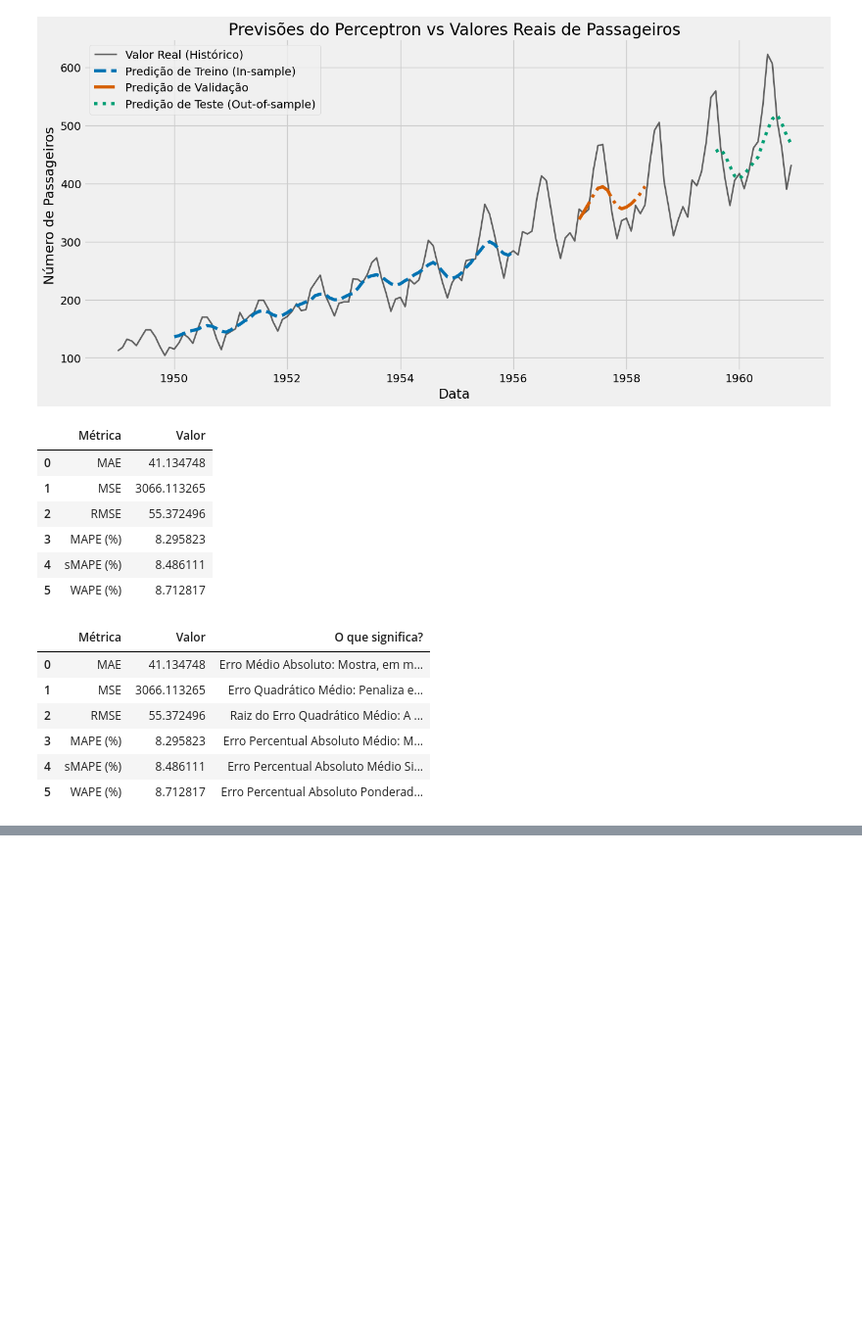
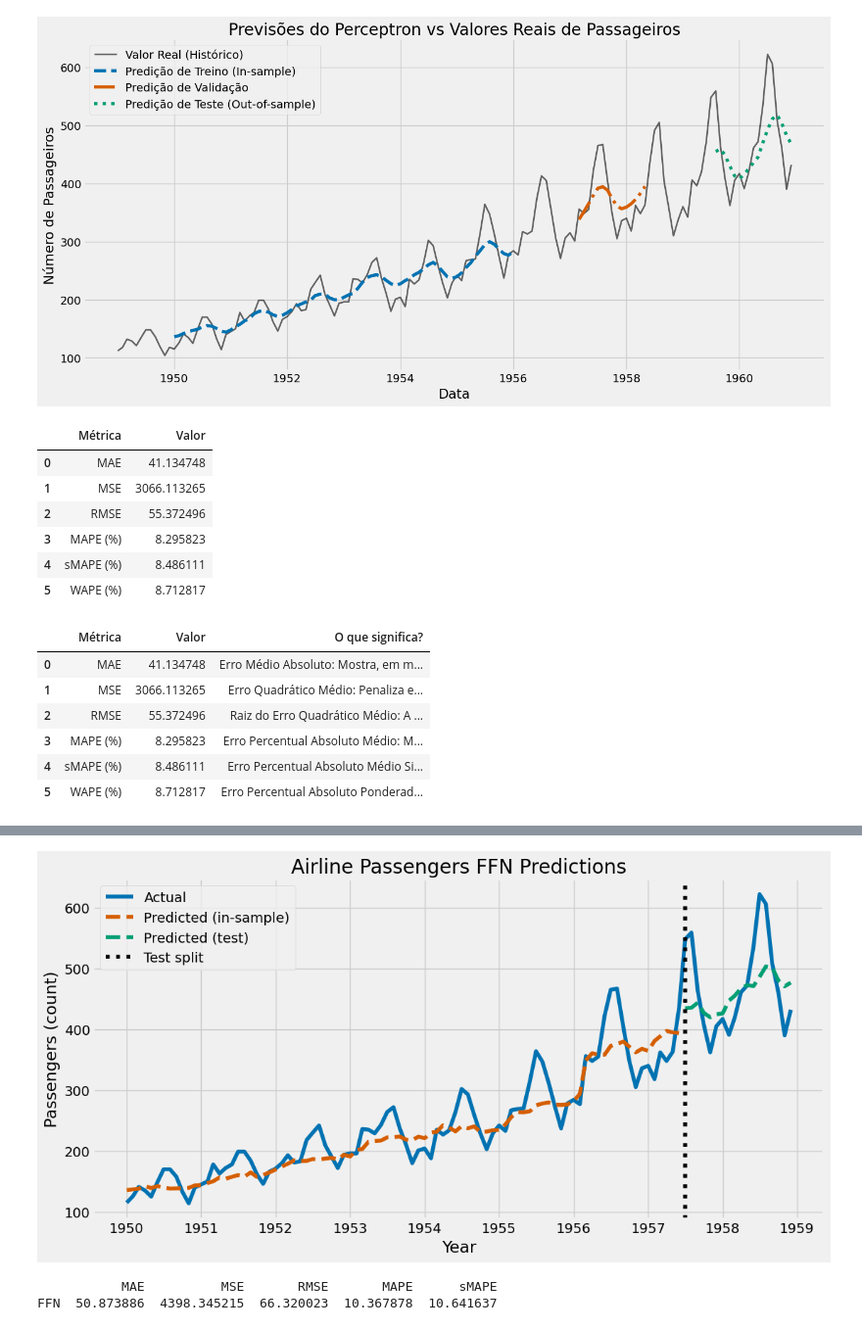
Before and after one commit to SamuelSousaFerreira/time-series-with-pyTorch, a Jupyter notebook: 5_simple_neural_arqchiteture.ipynb, the cells around one changed output, grey strips where cells are left out. Shown at 98% size. Drawn from its saved outputs; the diff is of its cells as text; code cells hidden in the pictures; blank space fills up the shorter version.

```diff
--- a/5_simple_neural_arqchiteture.ipynb
+++ b/5_simple_neural_arqchiteture.ipynb
@@ -505,0 +566,14 @@ display(df_metrics_explained)
+# %%
+# Define FFN model
+class ff_network(nn.Module):
+    def __init__(self, input_dim, hidden_dim, output_dim=1):
+        super(ff_network, self).__init__()
+        self.fc1 = nn.Linear(input_dim, hidden_dim)
+        self.relu = nn.ReLU()
+        self.fc2 = nn.Linear(hidden_dim, output_dim)
+
+    def forward(self, x):
+        out = self.fc1(x)
+        out = self.relu(out)
+        out = self.fc2(out)
+        return out
@@ -505,0 +797,59 @@ display(df_metrics_explained)
+# %%
+# --- FFN predictions ---
+model.eval() # Configura o modelo para o modo de avaliação
+with torch.no_grad(): # Desativa o cálculo de gradientes para otimizar a velocidade
+    # Faz as previsões para os três conjuntos de dados convertendo o resultado de volta para o NumPy
+    train_preds = model(x_train.view(-1, window_size)).numpy()
+    val_preds = model(x_val.view(-1, window_size)).numpy()
+    test_preds = model(x_test.view(-1, window_size)).numpy()
+
+# Converte as predições de volta para a escala original (revertendo a normalização Min-Max)
+train_preds = scaler.inverse_transform(train_preds)
+val_preds = scaler.inverse_transform(val_preds)
+test_preds = scaler.inverse_transform(test_preds)
+# Junta e desfaz a normalização dos valores reais para termos de comparação
+all_actuals = scaler.inverse_transform(
+    np.concatenate([y_train, y_val, y_test]).reshape(-1, 1))
+
+# Concatena todas as predições de treino, validação e teste em uma única sequência
+all_preds = np.concatenate([train_preds, val_preds, test_preds])
+# Cria o índice temporal correto alinhando com a série temporal descontando a janela inicial
+pred_index = data.index[window_size:window_size + len(all_preds)]
+
+# Determina o ponto onde as previsões dentro da amostra (treino + validação) se encerram
+insample_end = len(train_preds) + len(val_preds)
+
+# Define o tamanho do gráfico utilizando as configurações pré-estabelecidas no projeto
+plt.figure(figsize=(CFG.img_dim1, CFG.img_dim2))
+# Plota a linha de dados reais (valores históricos)
+plt.plot(pred_index, all_actuals, label='Actual', color=custom_palette[1])
+# Plota a previsão de treino e validação (dentro da amostra) com linha tracejada
+plt.plot(pred_index[:insample_end], all_preds[:insample_end],
+         label='Predicted (in-sample)', color=custom_palette[2], linestyle='--')
+# Plota a previsão do conjunto de teste (fora da amostra) com linha tracejada em outra cor
+plt.plot(pred_index[insample_end:], all_preds[insample_end:],
+         label='Predicted (test)', color=custom_palette[3], linestyle='--')
+# Adiciona uma linha vertical pontilhada indicando o momento exato da divisão dos dados de teste
+plt.axvline(pred_index[insample_end], color=custom_palette[0],
+            linestyle=':', label='Test split')
+plt.xlabel('Year') # Rótulo do eixo X
+plt.ylabel('Passengers (count)') # Rótulo do eixo Y
+plt.title('Airline Passengers FFN Predictions') # Título do gráfico de predição
+plt.legend() # Ativa as legendas no gráfico
+plt.show() # Exibe o gráfico gerado na tela
+
+
+# --- FFN accuracy ---
+# Reverte a escala dos valores reais de teste para calcular as métricas de avaliação
+unscaled_actuals = scaler.inverse_transform(y_test.detach().numpy().reshape(-1, 1))
+
+# Cria um DataFrame do pandas para organizar os resultados de avaliação do modelo
+ffn_err_df = pd.DataFrame({
+    'MAE': [mae(unscaled_actuals, test_preds)], # Erro Médio Absoluto
+    'MSE': [mse(unscaled_actuals, test_preds)], # Erro Quadrático Médio
+    'RMSE': [rmse(unscaled_actuals, test_preds)], # Raiz do Erro Quadrático Médio
+    'MAPE': [mape(unscaled_actuals, test_preds)], # Erro Percentual Absoluto Médio
+    'sMAPE': [smape(unscaled_actuals, test_preds)] # Erro Percentual Absoluto Médio Simétrico
+}, index=['FFN'])
+print(ffn_err_df.to_string()) # Exibe a tabela formatada com os resultados em forma de texto
+# %% [output]
@@ -505,0 +873,3 @@ display(df_metrics_explained)
+[figure, added]
+           MAE          MSE       RMSE       MAPE      sMAPE
+FFN  50.873886  4398.345215  66.320023  10.367878  10.641637
```
Also changed, not shown: parts of 10 cells of this notebook.
